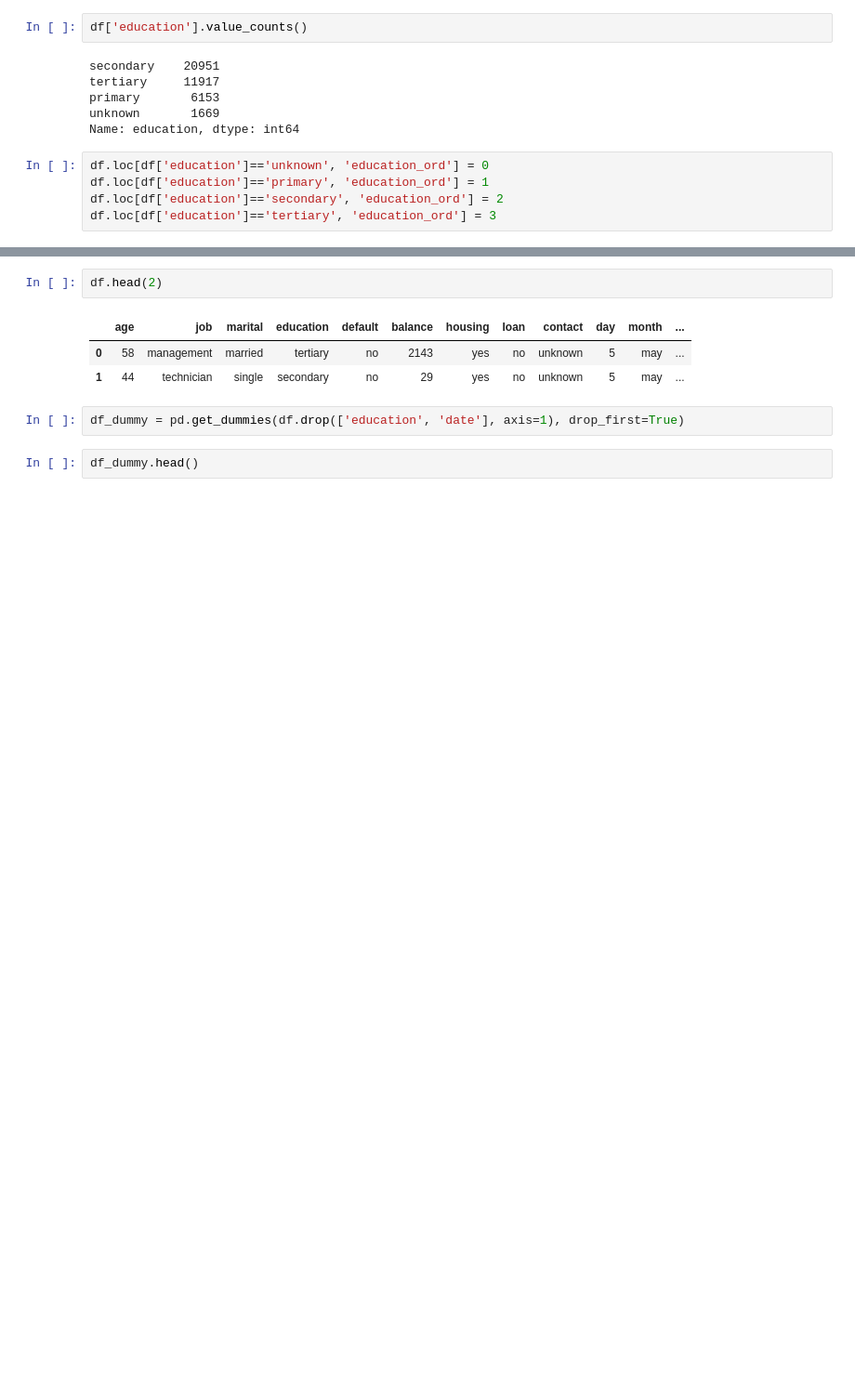
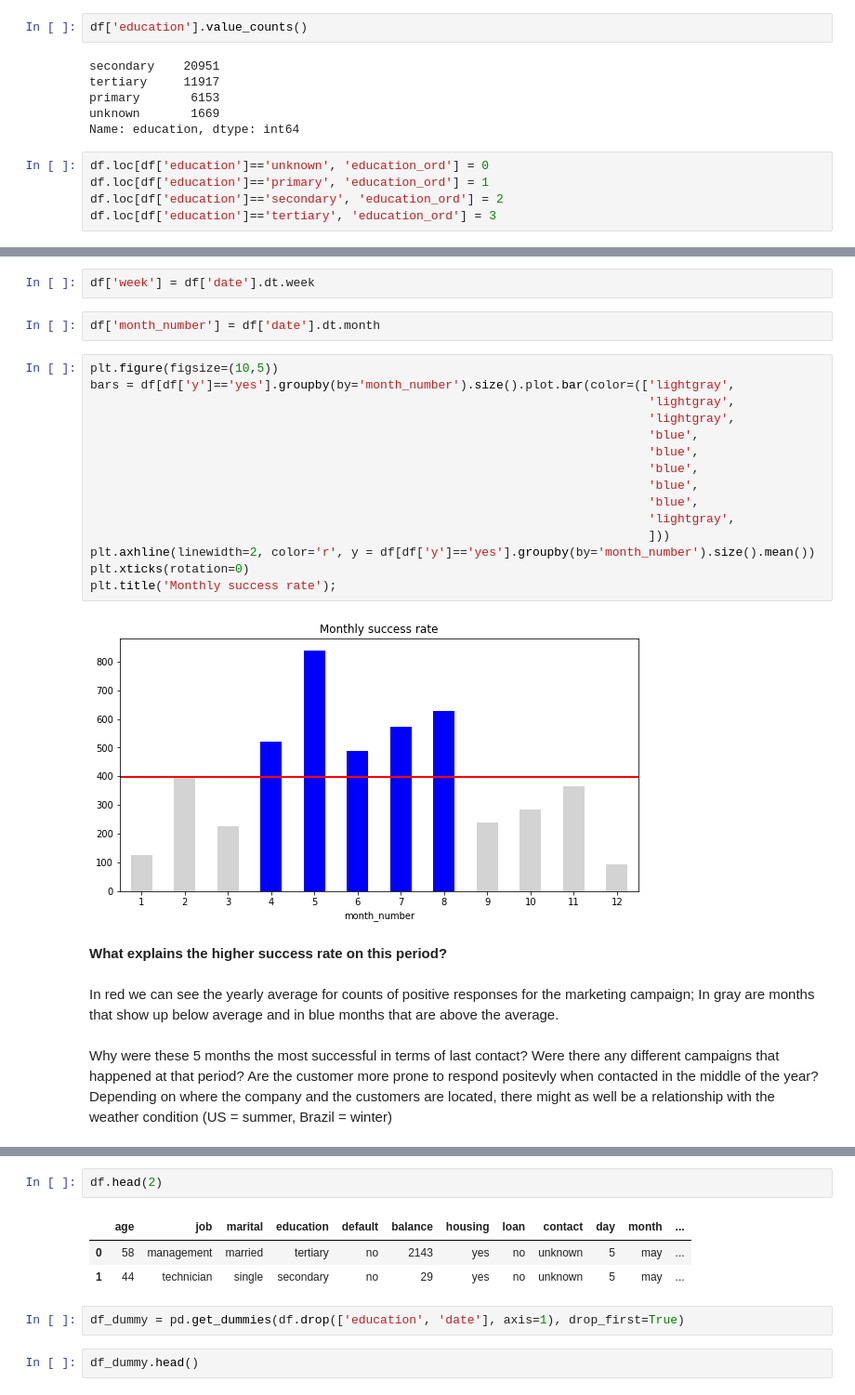
Before and after one commit to murilommen/data-insight-assessment, a Jupyter notebook: data_exploration.ipynb, the cells around one changed output, grey strips where cells are left out. Shown at 93% size. Saved outputs shown, nothing was run; the diff lists cells and outputs as text; blank space fills up the shorter version.

```diff
--- a/data_exploration.ipynb
+++ b/data_exploration.ipynb
@@ -406,0 +484,27 @@ for i in range(len(explained_pca)):
+# %%
+df['week'] = df['date'].dt.week
+# %%
+df['month_number'] = df['date'].dt.month
+# %%
+plt.figure(figsize=(10,5))
+bars = df[df['y']=='yes'].groupby(by='month_number').size().plot.bar(color=(['lightgray',
+                                                                             'lightgray',
+                                                                             'lightgray',
+                                                                             'blue',
+                                                                             'blue',
+                                                                             'blue',
+                                                                             'blue',
+                                                                             'blue',
+                                                                             'lightgray',
+                                                                             ]))
+plt.axhline(linewidth=2, color='r', y = df[df['y']=='yes'].groupby(by='month_number').size().mean())
+plt.xticks(rotation=0)
+plt.title('Monthly success rate');
+# %% [output]
+[figure, added]
+# %% [markdown]
+**What explains the higher success rate on this period?**
+# %% [markdown]
+In red we can see the yearly average for counts of positive responses for the marketing campaign; In gray are months that show up below average and in blue months that are above the average.
+# %% [markdown]
+Why were these 5 months the most successful in terms of last contact? Were there any different campaigns that happened at that period? Are the customer more prone to respond positevly when contacted in the middle of the year? Depending on where the company and the customers are located, there might as well be a relationship with the weather condition (US = summer, Brazil = winter)
```
Also changed, not shown: parts of 77 cells of this notebook, 1 other file.
